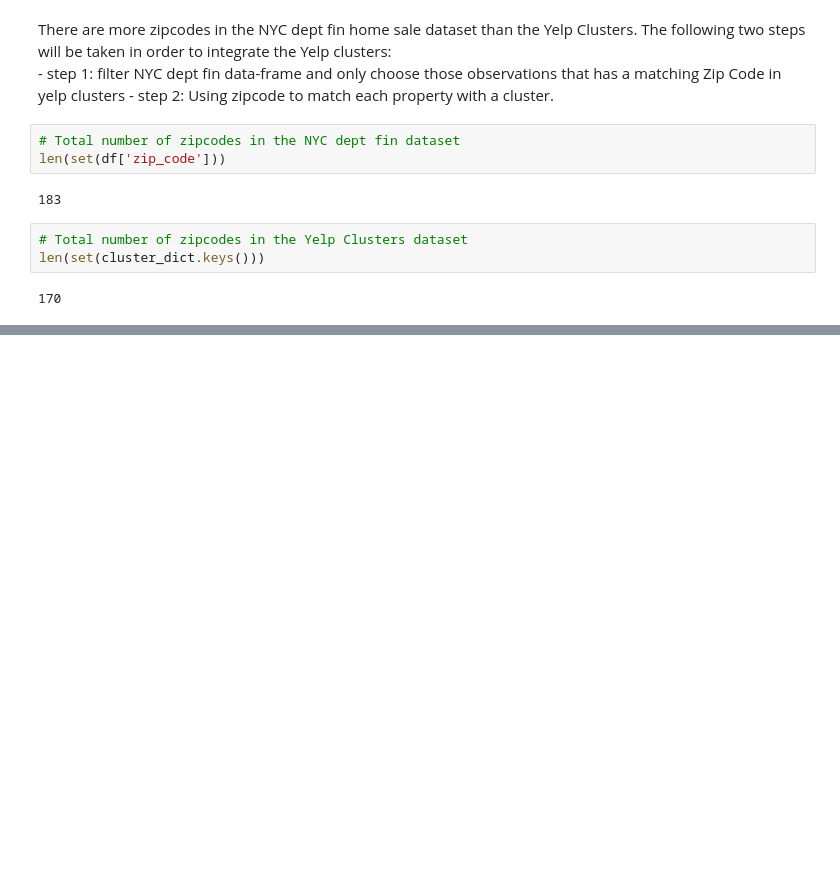
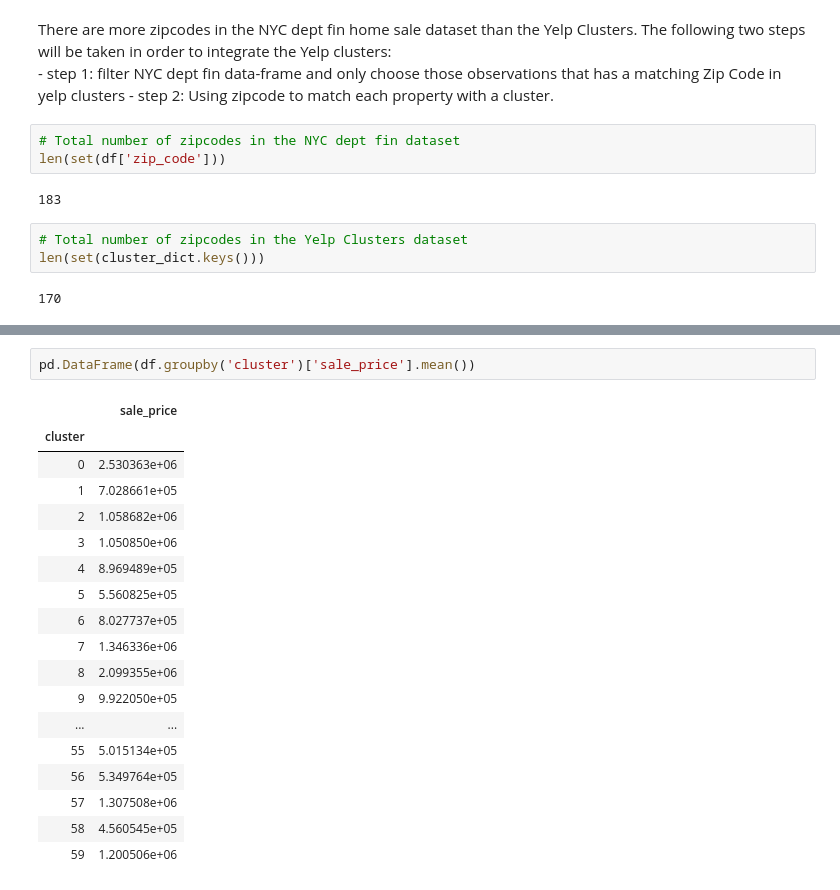
Before and after one commit to FredaXin/client_project, a Jupyter notebook: Freda/code/EDA_and_Data_Cleaning_nyc_dept_fin.ipynb, the cells around one changed output, grey strips where cells are left out. Cells and saved outputs as stored; diff of their text form; blank space fills up the shorter version.

```diff
--- a/Freda/code/EDA_and_Data_Cleaning_nyc_dept_fin.ipynb
+++ b/Freda/code/EDA_and_Data_Cleaning_nyc_dept_fin.ipynb
@@ -327,0 +354,21 @@ len(set(cluster_dict.keys()))
+# %%
+pd.DataFrame(df.groupby('cluster')['sale_price'].mean())
+# %% [output]
+|  | sale_price |
+| cluster |  |
+| 0 | 2.530363e+06 |
+| 1 | 7.028661e+05 |
+| 2 | 1.058682e+06 |
+| 3 | 1.050850e+06 |
+| 4 | 8.969489e+05 |
+| 5 | 5.560825e+05 |
+| 6 | 8.027737e+05 |
+| 7 | 1.346336e+06 |
+| 8 | 2.099355e+06 |
+| 9 | 9.922050e+05 |
+| ... | ... |
+| 55 | 5.015134e+05 |
+| 56 | 5.349764e+05 |
+| 57 | 1.307508e+06 |
+| 58 | 4.560545e+05 |
+| 59 | 1.200506e+06 |
```
Also changed, not shown: parts of 15 cells of this notebook.
